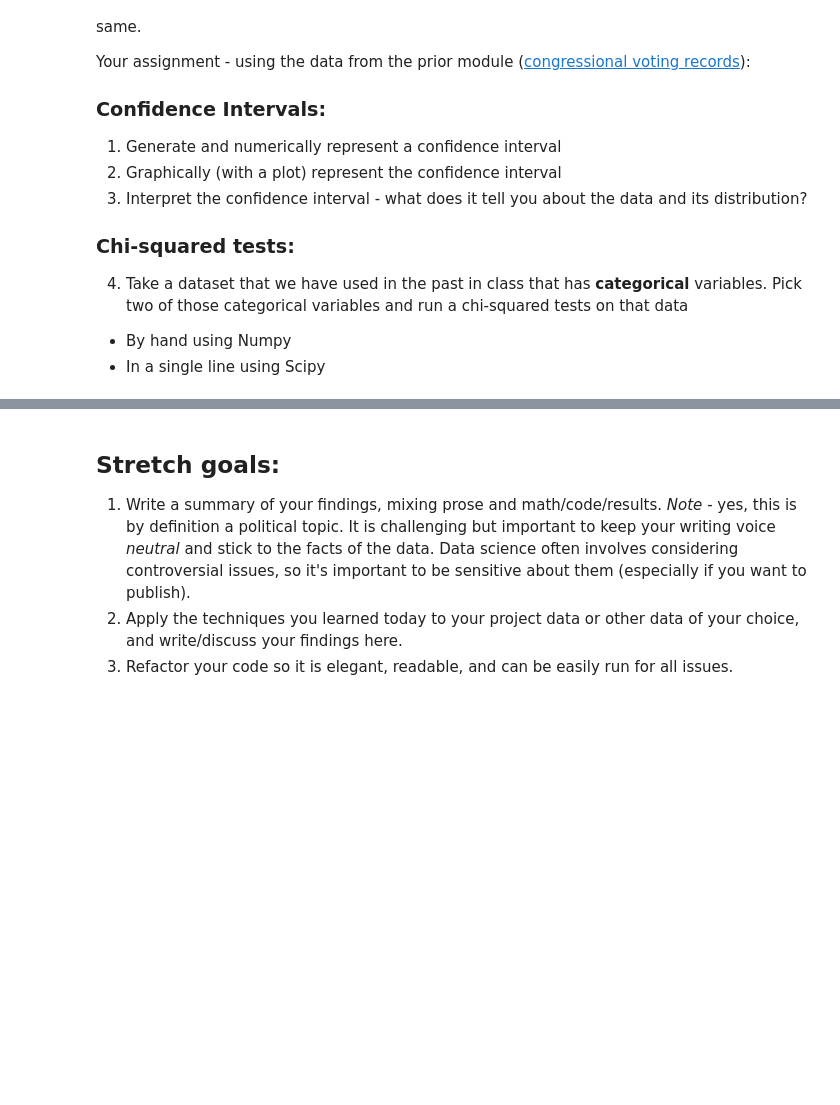
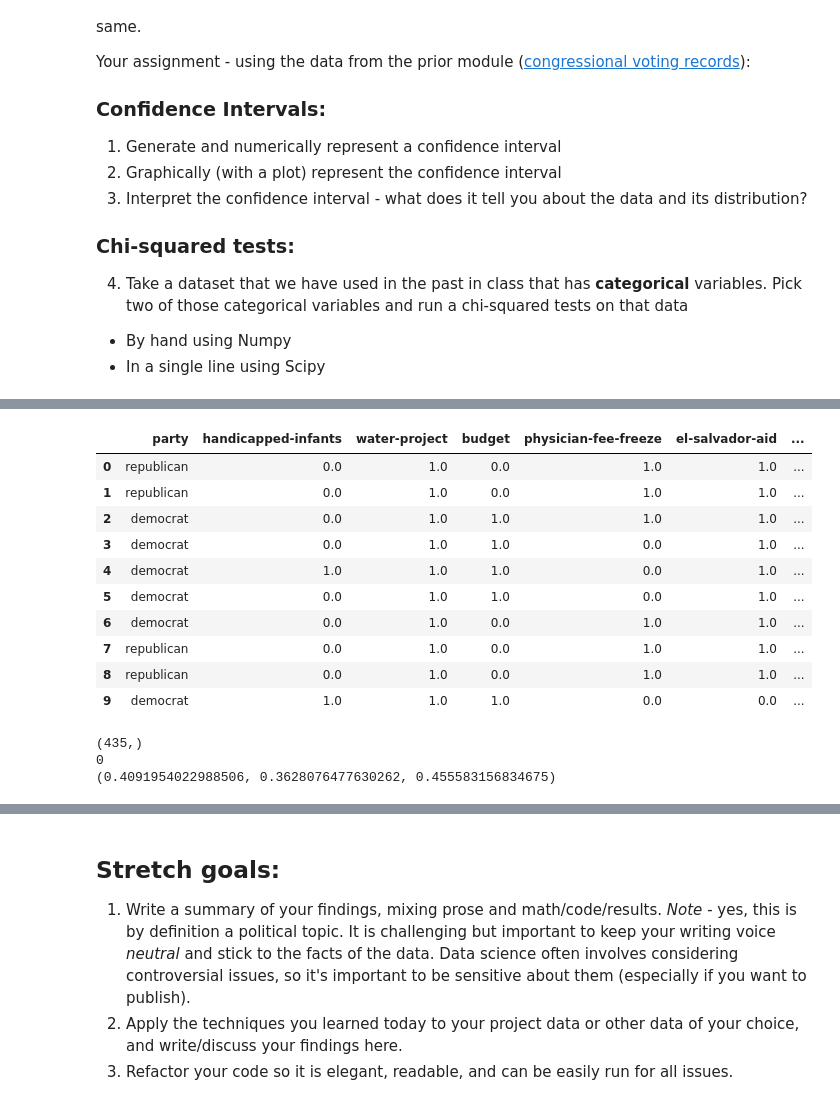
Before and after one commit to ahvblackwelltech/DS-Unit-1-Sprint-2-Statistics, a Jupyter notebook: module2/Ahvi_Blackwell_LS_DS_122_Sampling_Confidence_Intervals_and_Hypothesis_Testing_Assignment.ipynb, the cells around one changed output, grey strips where cells are left out. Drawn from its saved outputs; the diff is of its cells as text; code cells hidden in the pictures; blank space fills up the shorter version.

```diff
--- a/module2/Ahvi_Blackwell_LS_DS_122_Sampling_Confidence_Intervals_and_Hypothesis_Testing_Assignment.ipynb
+++ b/module2/Ahvi_Blackwell_LS_DS_122_Sampling_Confidence_Intervals_and_Hypothesis_Testing_Assignment.ipynb
@@ -51,2 +67,2 @@ votes.head()
 # %%
-votes = votes.replace({'?': pd.np.nan, 'n': 0, 'y': 1})
+df = df.replace({'n': 0, 'y': 1})
@@ -53,2 +99,3 @@ votes = votes.replace({'?': pd.np.nan, 'n': 0, 'y': 1})
 # %%
-votes = votes.fillna(method='ffill')
+df = df.fillna(method='ffill')
+df.head()
@@ -74,0 +130,14 @@ Series([], Name: education, dtype: float64)
+# %%
+df.head(10)
+# %% [output]
+|  | party | handicapped-infants | water-project | budget | physician-fee-freeze | el-salvador-aid | ... |
+| 0 | republican | 0.0 | 1.0 | 0.0 | 1.0 | 1.0 | ... |
+| 1 | republican | 0.0 | 1.0 | 0.0 | 1.0 | 1.0 | ... |
+| 2 | democrat | 0.0 | 1.0 | 1.0 | 1.0 | 1.0 | ... |
+| 3 | democrat | 0.0 | 1.0 | 1.0 | 0.0 | 1.0 | ... |
+| 4 | democrat | 1.0 | 1.0 | 1.0 | 0.0 | 1.0 | ... |
+| 5 | democrat | 0.0 | 1.0 | 1.0 | 0.0 | 1.0 | ... |
+| 6 | democrat | 0.0 | 1.0 | 0.0 | 1.0 | 1.0 | ... |
+| 7 | republican | 0.0 | 1.0 | 0.0 | 1.0 | 1.0 | ... |
+| 8 | republican | 0.0 | 1.0 | 0.0 | 1.0 | 1.0 | ... |
+| 9 | democrat | 1.0 | 1.0 | 1.0 | 0.0 | 0.0 | ... |
@@ -74,0 +146,22 @@ Series([], Name: education, dtype: float64)
+# %%
+# Build for confidence interval
+confidence_interval_data = df['education']
+np.isnan(confidence_interval_data)
+con_idn = confidence_interval_data[~np.isnan(confidence_interval_data)]
+print(con_idn.shape)
+print(con_idn.isnull().sum())
+
+# Function for confidence interval
+def confidence_interval(data, confidence=0.95):
+  data = np.array(data)
+  mean = np.mean(data)
+  s = len(data)
+  stdrd = np.std(data, ddof=1) / np.sqrt(s)
+  mo = stdrd * stats.t.ppf((1 + confidence) / 2.0, s - 1)
+  return (mean, mean - mo, mean + mo)
+
+print(confidence_interval(con_idn))
+# %% [output]
+(435,)
+0
+(0.4091954022988506, 0.3628076477630262, 0.455583156834675)
```
Also changed, not shown: parts of 16 cells of this notebook.
